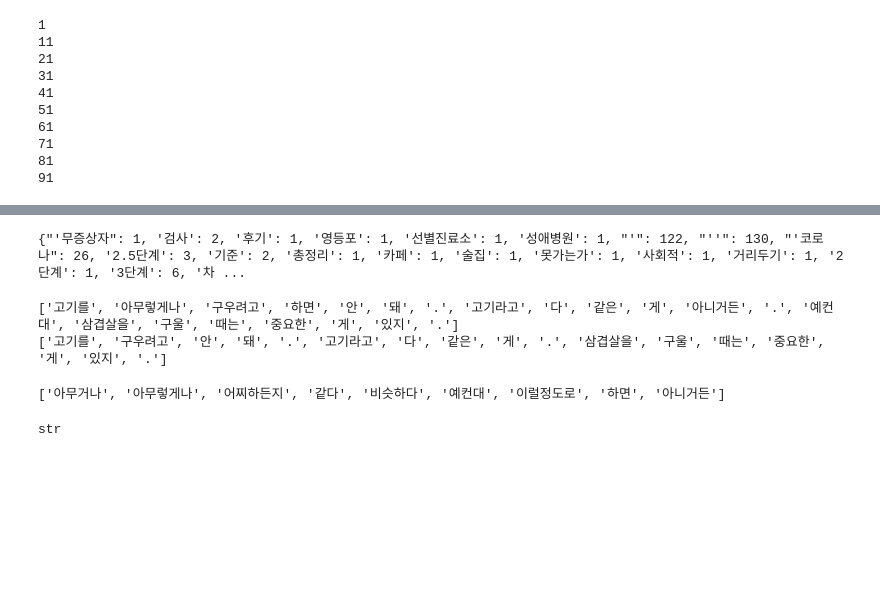
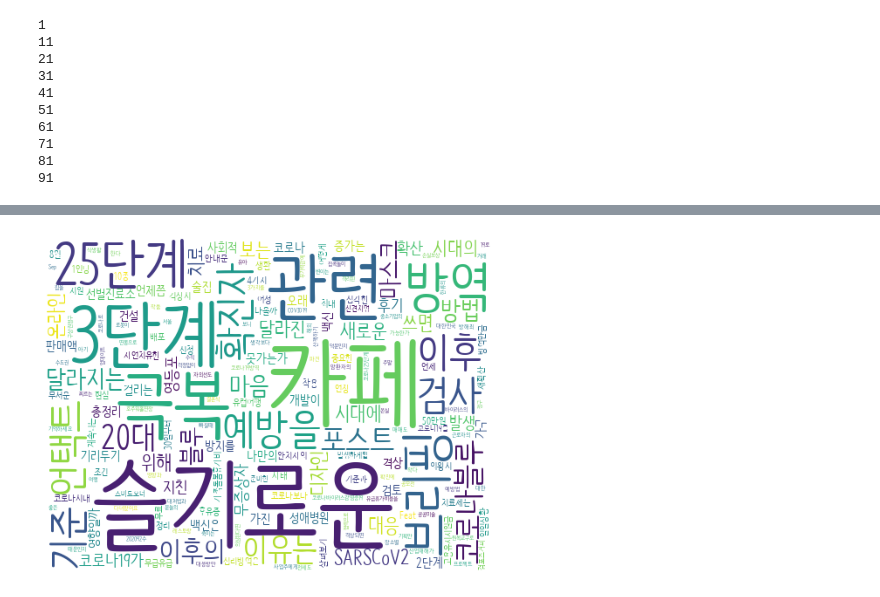
Before and after one commit to rlska105/simple_crawling, a Jupyter notebook: Crawling.ipynb, the cells around one changed output, grey strips where cells are left out. Drawn from its saved outputs; the diff is of its cells as text; code cells hidden in the pictures; blank space fills up the shorter version.

```diff
--- a/Crawling.ipynb
+++ b/Crawling.ipynb
@@ -98,3 +84,12 @@ import collections
+# %%
+word_tokens = word_tokenize(words)
 # %%
-words = collections.Counter(result)
+words = collections.Counter(word_tokens)
+words = dict(words)
+# %%
+words = dict(sorted(words.items(), key=operator.itemgetter(1),reverse=True))
+# %%
+keys_to_remove = ["코로나", "\\\\",'코로나19로','코로나19','25단계','']
+for key in keys_to_remove:
+    words.pop(key)
 # %%
@@ -102,34 +115,16 @@ words = dict(words)
-# %%
-print(words)
-# %% [output]
-{"'무증상자": 1, '검사': 2, '후기': 1, '영등포': 1, '선별진료소': 1, '성애병원': 1, "'": 122, "''": 130, "'코로나": 26, '2.5단계': 3, '기준': 2, '총정리': 1, '카페': 1, '술집': 1, '못가는가': 1, '사회적': 1, '거리두기': 1, '2단계': 1, '3단계': 6, '차 ...
-# %%
-from nltk.corpus import stopwords
-from nltk.tokenize import word_tokenize
-
-example = "고기를 아무렇게나 구우려고 하면 안 돼. 고기라고 다 같은 게 아니거든. 예컨대 삼겹살을 구울 때는 중요한 게 있지."
-stop_words = "아무거나 아무렇게나 어찌하든지 같다 비슷하다 예컨대 이럴정도로 하면 아니거든"
-# 위의 불용어는 명사가 아닌 단어 중에서 저자가 임의로 선정한 것으로 실제 의미있는 선정 기준이 아님
-stop_words=stop_words.split(' ')
-word_tokens = word_tokenize(example)
-
-result = []
-for w in word_tokens:
-    if w not in stop_words:
-        result.append(w)
-# 위의 4줄은 아래의 한 줄로 대체 가능
-# result=[word for word in word_tokens if not word in stop_words]
-
-print(word_tokens)
-print(result)
-# %% [output]
-['고기를', '아무렇게나', '구우려고', '하면', '안', '돼', '.', '고기라고', '다', '같은', '게', '아니거든', '.', '예컨대', '삼겹살을', '구울', '때는', '중요한', '게', '있지', '.']
-['고기를', '구우려고', '안', '돼', '.', '고기라고', '다', '같은', '게', '.', '삼겹살을', '구울', '때는', '중요한', '게', '있지', '.']
-# %%
-stop_words
-# %% [output]
-['아무거나', '아무렇게나', '어찌하든지', '같다', '비슷하다', '예컨대', '이럴정도로', '하면', '아니거든']
-# %%
-type(example)
-# %% [output]
-str
+# %%
+from wordcloud import WordCloud, STOPWORDS, ImageColorGenerator
+
+plt.subplots(figsize=(8,8))
+wordcloud = WordCloud(font_path = '/Users/kimginam/Downloads/NanumBarunpenR.ttf',
+                          background_color='white',
+                          width=512,
+                          height=384
+                         ).generate(" ".join(words))
+plt.rcParams['font.family'] = 'AppleGothic'
+plt.imshow(wordcloud)
+plt.axis('off')
+
+plt.show()
+# %% [output]
+[figure, added]
```
Also changed, not shown: parts of 11 cells of this notebook.
